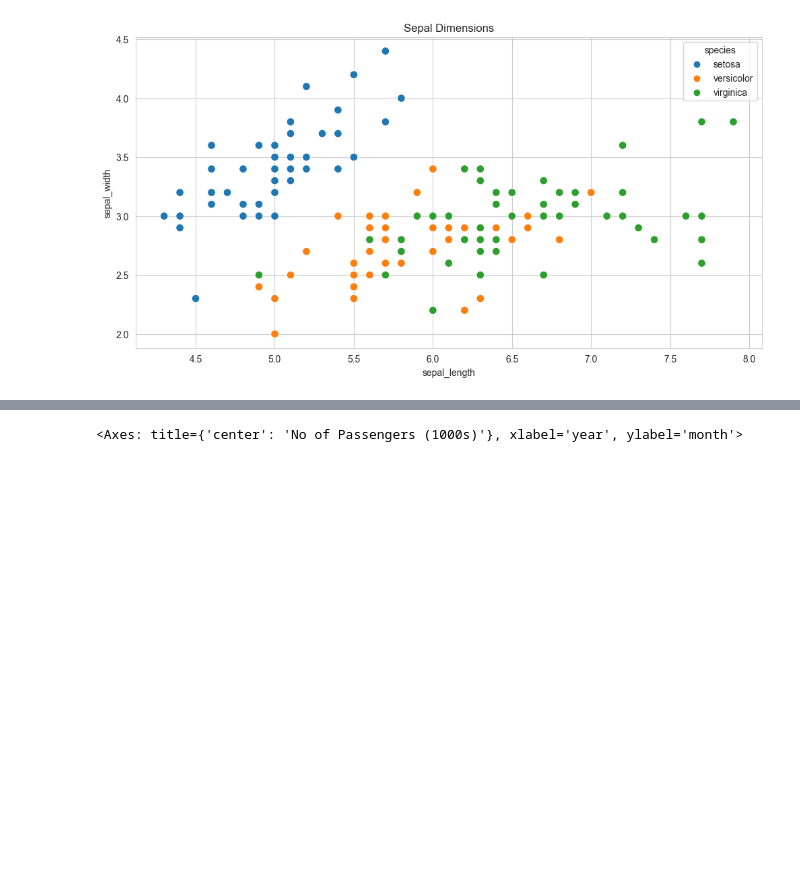
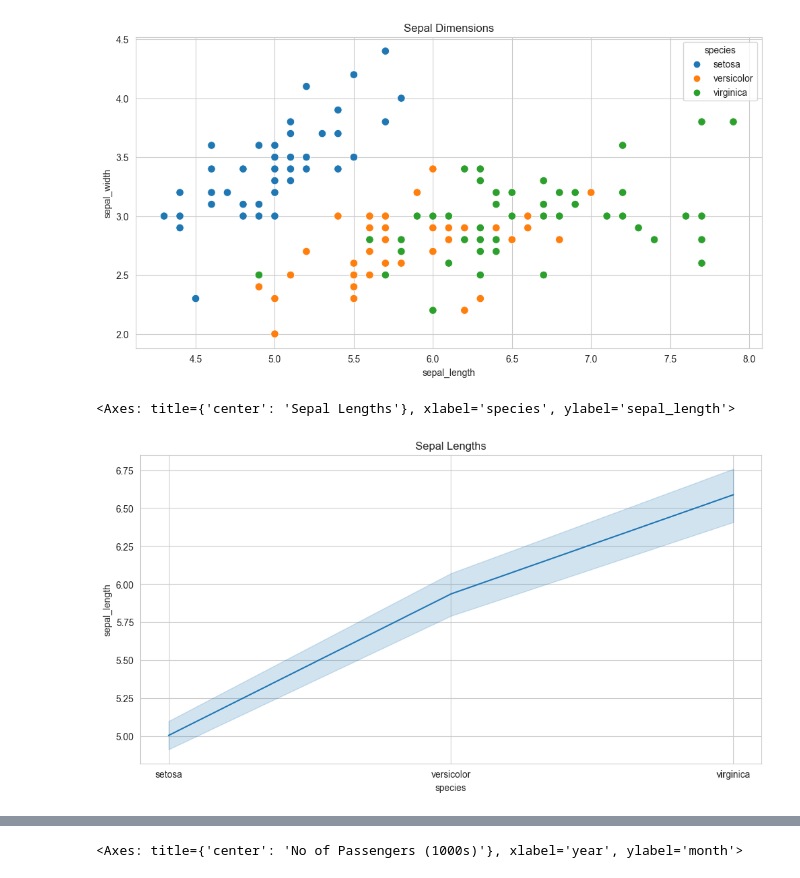
Before and after one commit to glancione/data-science, a Jupyter notebook: data-visualization.ipynb, the cells around one changed output, grey strips where cells are left out. Saved outputs shown, nothing was run; the diff lists cells and outputs as text; code cells hidden in the pictures; blank space fills up the shorter version.

```diff
--- a/data-visualization.ipynb
+++ b/data-visualization.ipynb
@@ -34,6 +36,15 @@ sns.scatterplot(x=flowers_df.sepal_length, y=flowers_df.sepal_width, hue=flowers
 # %% [output]
 <Axes: title={'center': 'Sepal Dimensions'}, xlabel='sepal_length', ylabel='sepal_width'>
 [figure]
+# %%
+# lineplot
+
+plt.figure(figsize=(12, 6))
+plt.title('Sepal Lengths')
+sns.lineplot(x=flowers_df.species, y=flowers_df.sepal_length)
+# %% [output]
+<Axes: title={'center': 'Sepal Lengths'}, xlabel='species', ylabel='sepal_length'>
+[figure, added]
 # %%
 # barplot
 
```
Also changed, not shown: parts of 6 cells of this notebook, 1 other file.
